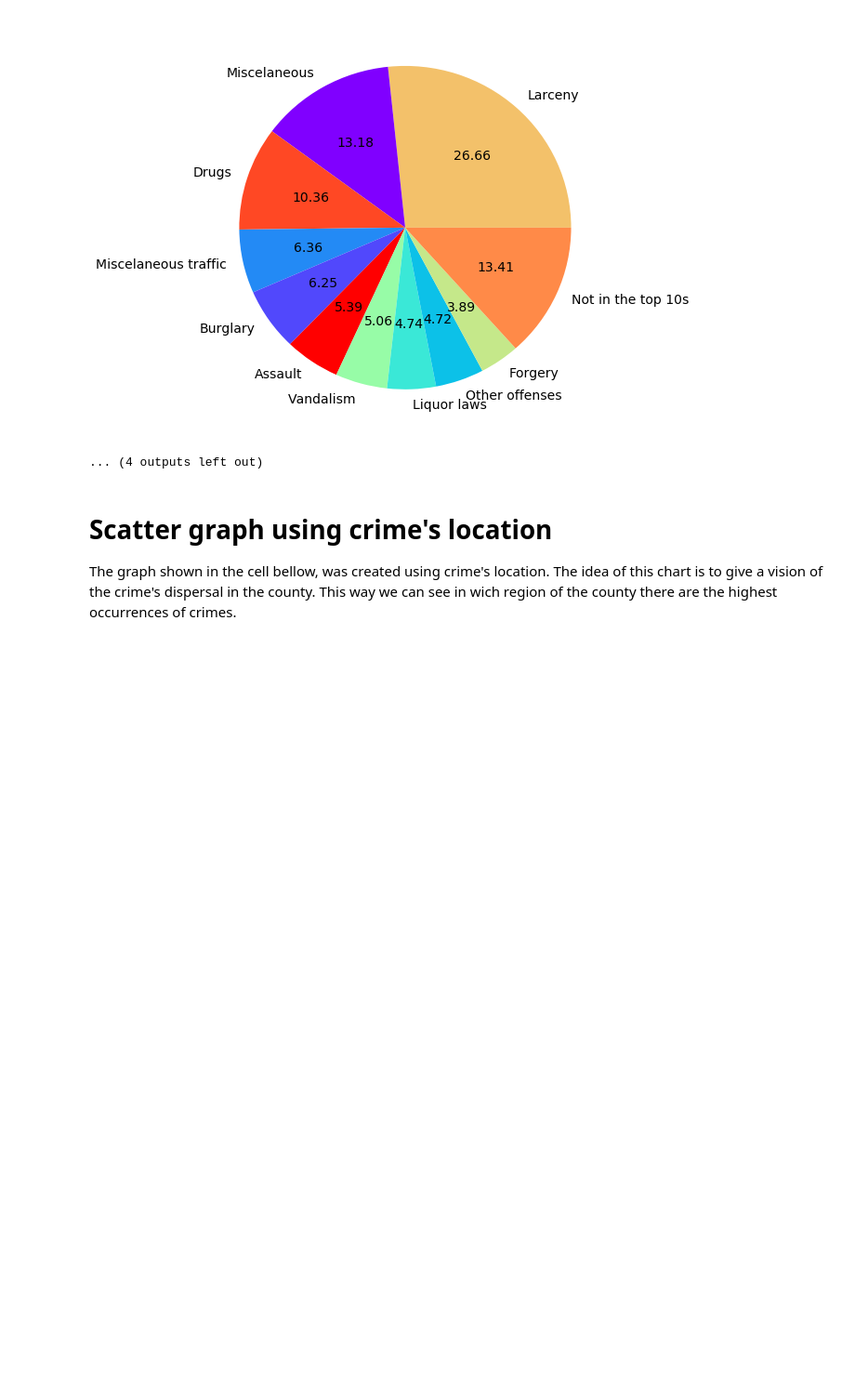
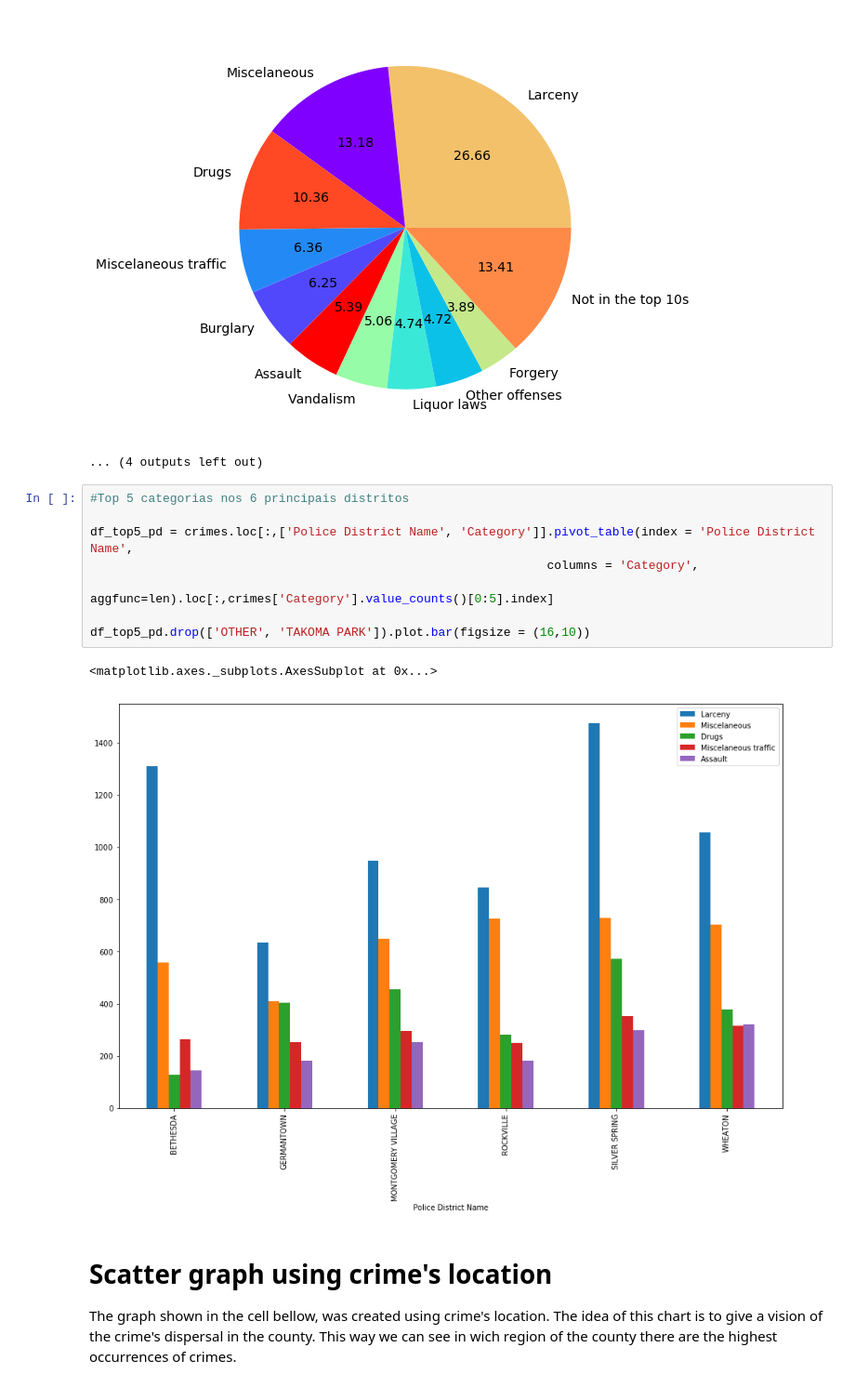
Before and after one commit to abugim/Minority-Report, a Jupyter notebook: Location Analysis.ipynb, the cells around one changed output. Shown at 93% size. Cells and saved outputs as stored; diff of their text form; blank space fills up the shorter version.

```diff
--- a/Location Analysis.ipynb
+++ b/Location Analysis.ipynb
@@ -79,6 +79,17 @@ ROCKVILLE
 SILVER SPRING
 [figure]
 ... (4 outputs left out)
+# %%
+#Top 5 categorias nos 6 principais distritos
+
+df_top5_pd = crimes.loc[:,['Police District Name', 'Category']].pivot_table(index = 'Police District Name',
+                                                               columns = 'Category',
+                                                               aggfunc=len).loc[:,crimes['Category'].value_counts()[0:5].index]
+
+df_top5_pd.drop(['OTHER', 'TAKOMA PARK']).plot.bar(figsize = (16,10))
+# %% [output]
+<matplotlib.axes._subplots.AxesSubplot at 0x...>
+[figure, added]
 # %% [markdown]
 # Scatter graph using crime's location
 
```
Also changed, not shown: parts of 2 cells of this notebook.
